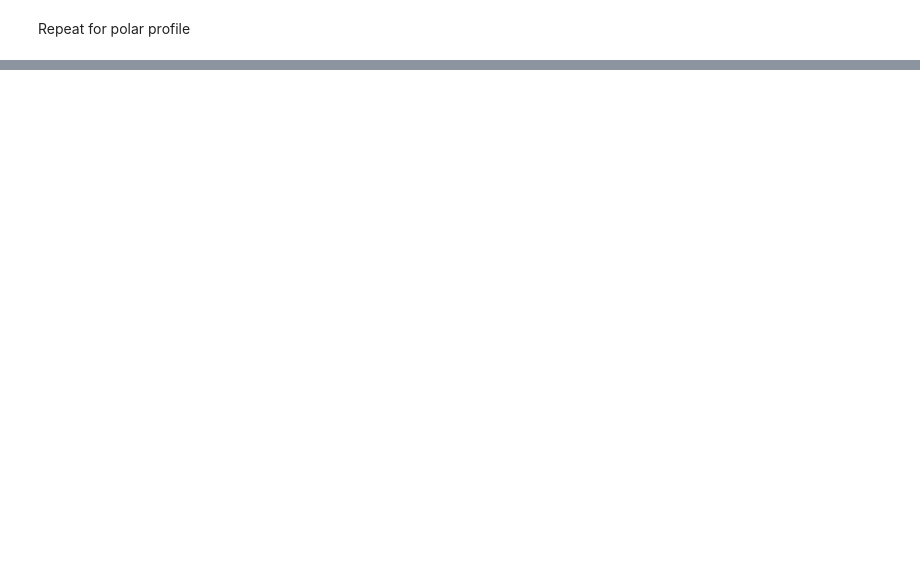
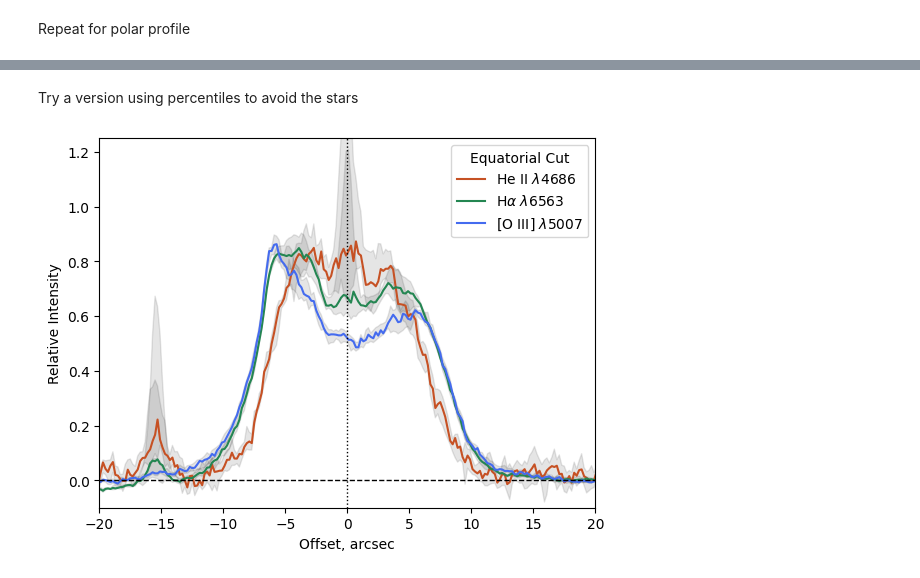
Before and after one commit to will-henney/teresa-pn-ou5, a Jupyter notebook: notebooks/04-05-nordic-images.ipynb, the cells around one changed output, grey strips where cells are left out. Drawn from its saved outputs; the diff is of its cells as text; code cells hidden in the pictures; blank space fills up the shorter version.

```diff
--- a/notebooks/04-05-nordic-images.ipynb
+++ b/notebooks/04-05-nordic-images.ipynb
@@ -631,0 +666,24 @@ ax.set_ylim(-0.1, 1.25)
+# %% [markdown]
+Try a version using percentiles to avoid the stars
+# %%
+with sns.husl_palette(l=0.5, h=0.06, n_colors=3):
+    fig, ax = plt.subplots()
+    for _id in _imrot:
+        line, = ax.plot(x, _median[_id], label=_label[_id])
+        ax.fill_between(
+            # x, _mean[_id] - _std[_id], _mean[_id] + _std[_id],
+            x, _q1[_id], _q3[_id],
+            alpha=0.1,
+            # color=line.get_color(),
+            color="k",
+        )
+    ax.axhline(0.0, color="k", linestyle="dashed", lw=1)
+    ax.axvline(0.0, color="k", linestyle="dotted", lw=1)
+
+    ax.set_xlim(-20, 20)
+    ax.set_ylim(-0.1, 1.25)
+    ax.set_xlabel("Offset, arcsec")
+    ax.set_ylabel("Relative Intensity")
+    ax.legend(title="Equatorial Cut")
+# %% [output]
+[figure, added]
```
Also changed, not shown: parts of 8 cells of this notebook, 6 other files.
